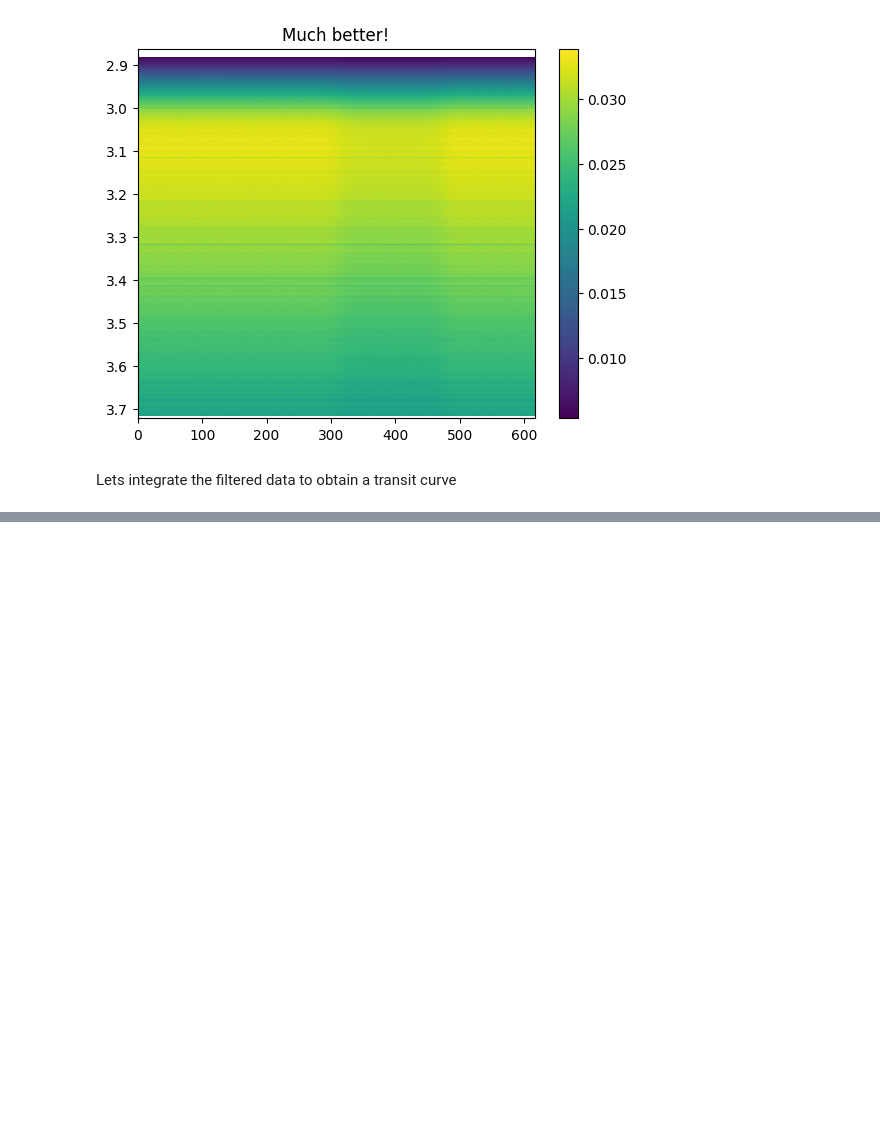
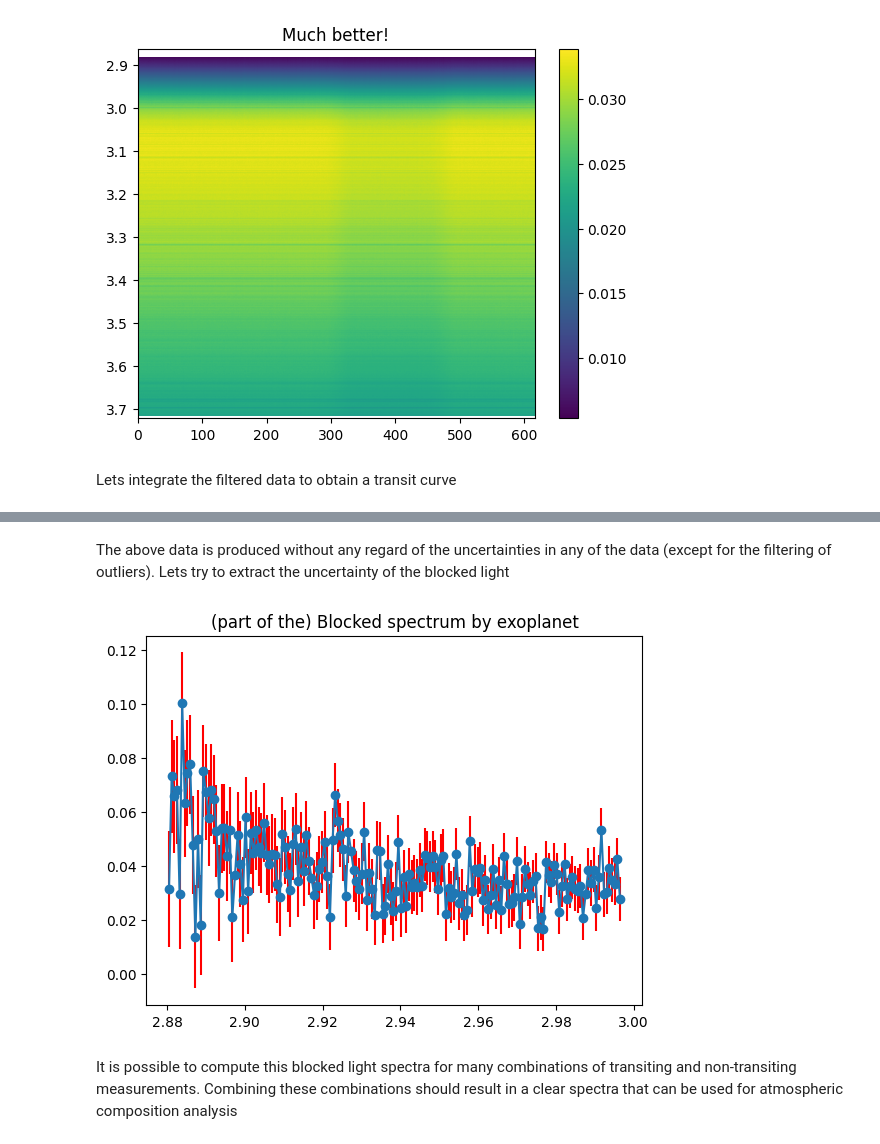
Before and after one commit to Brinky5678/JWSTDataExperiments, a Jupyter notebook: DataProcessingExploration.ipynb, the cells around one changed output, grey strips where cells are left out. Cells and saved outputs as stored; diff of their text form; code cells hidden in the pictures; blank space fills up the shorter version.

```diff
--- a/DataProcessingExploration.ipynb
+++ b/DataProcessingExploration.ipynb
@@ -271,0 +302,20 @@ plt.show()
+# %% [markdown]
+The above data is produced without any regard of the uncertainties in any of the data (except for the filtering of outliers). Lets try to extract the uncertainty of the blocked light
+# %%
+transit_spectra = data1[400]["FLUX"]
+transit_spectra_error = data1[400]["FLUX_ERROR"]
+non_transit_spectra = data1[2]["FLUX"]
+non_transit_spectra_error = data1[2]["FLUX_ERROR"]
+
+R =  1 - transit_spectra/non_transit_spectra
+sR = np.sqrt((1/non_transit_spectra**2)*transit_spectra_error**2 + (transit_spectra**2/non_transit_spectra**4)*non_transit_spectra_error**2)
+
+plt.errorbar(data1[400]["WAVELENGTH"][0:200], R[0:200], sR[0:200], ecolor="red", fmt="o-")
+plt.title("(part of the) Blocked spectrum by exoplanet")
+plt.xlabel("Wavelength (um)")
+plt.ylabel("Flux (MJy)")
+plt.show()
+# %% [output]
+[figure, added]
+# %% [markdown]
+It is possible to compute this blocked light spectra for many combinations of transiting and non-transiting measurements. Combining these combinations should result in a clear spectra that can be used for atmospheric composition analysis
```
Also changed, not shown: parts of 13 cells of this notebook, 1 other file.
